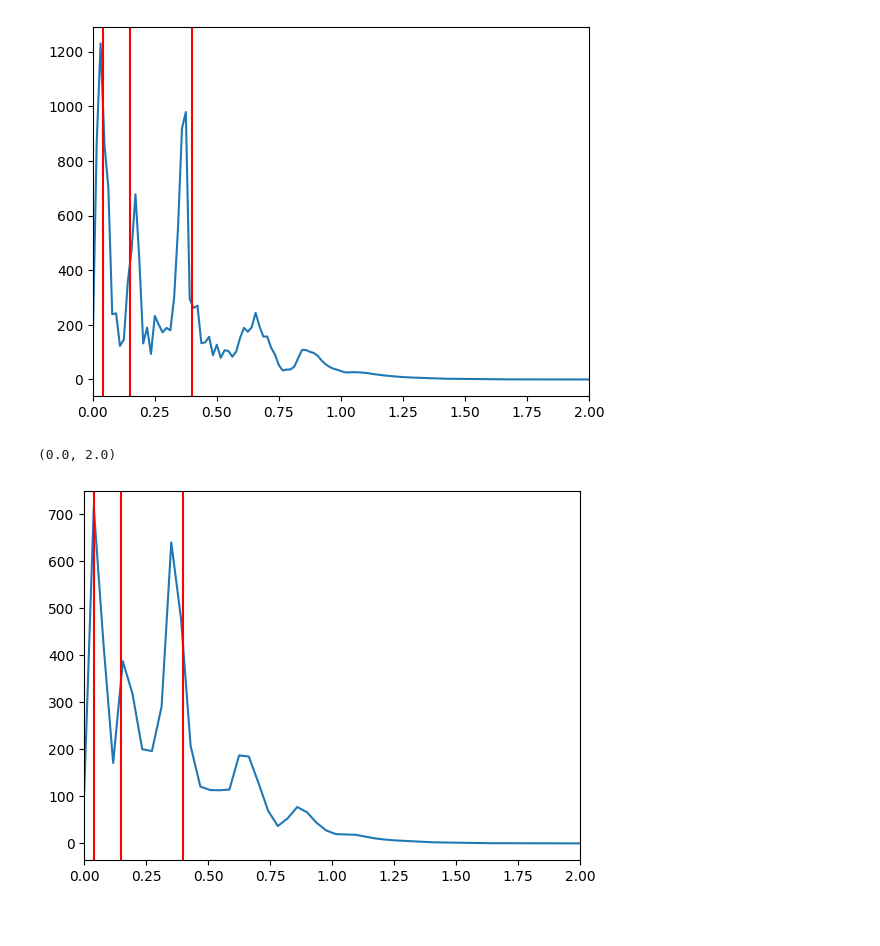
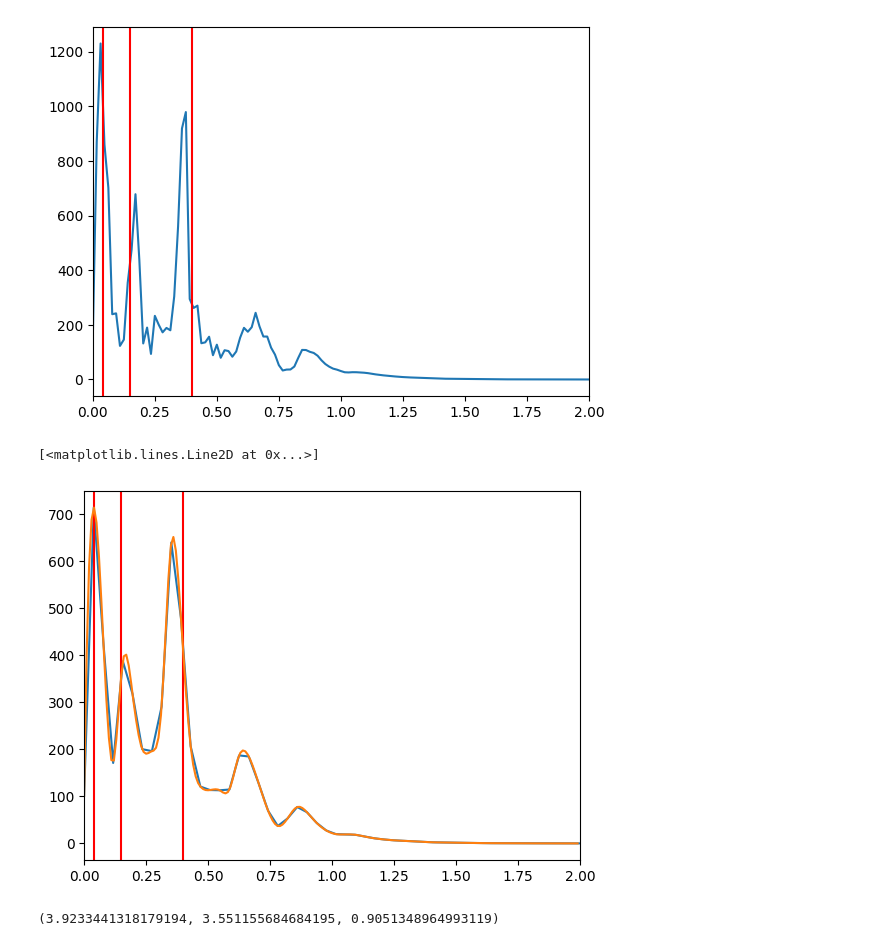
Before and after one commit to SJinLee/PPG, a Jupyter notebook: 03.LF_HF.ipynb, the cells around one changed output. Saved outputs shown, nothing was run; the diff lists cells and outputs as text; code cells hidden in the pictures.

```diff
--- a/03.LF_HF.ipynb
+++ b/03.LF_HF.ipynb
@@ -209,9 +209,21 @@ f,v = scipy.signal.welch(ppamp-ppamp.mean(), fs=10.0)
 # %%
 plt.plot(f,v)
 plt.axvline(x=0.04,color='red')
 plt.axvline(x=0.15,color='red')
 plt.axvline(x=0.4,color='red')
 plt.xlim((0.00,2.0))
+f_cubic = interpolate.interp1d(f,v, kind='cubic')
+x_new = np.arange(0.0,2.0,1/100)
+y_new = f_cubic(x_new)
+plt.plot(x_new,y_new)
 # %% [output]
-(0.0, 2.0)
+[<matplotlib.lines.Line2D at 0x...>]
-[figure, old version]
+[figure, new version]
+# %%
+idx = (x_new>=0.04)&(x_new<0.15)
+LF = y_new[idx].sum() / idx.sum() / 100
+idx = (x_new>=0.15)&(x_new<0.4)
+HF = y_new[idx].sum() / idx.sum() / 100
+LF,HF, HF/LF
+# %% [output]
+(3.9233441318179194, 3.551155684684195, 0.9051348964993119)
```
